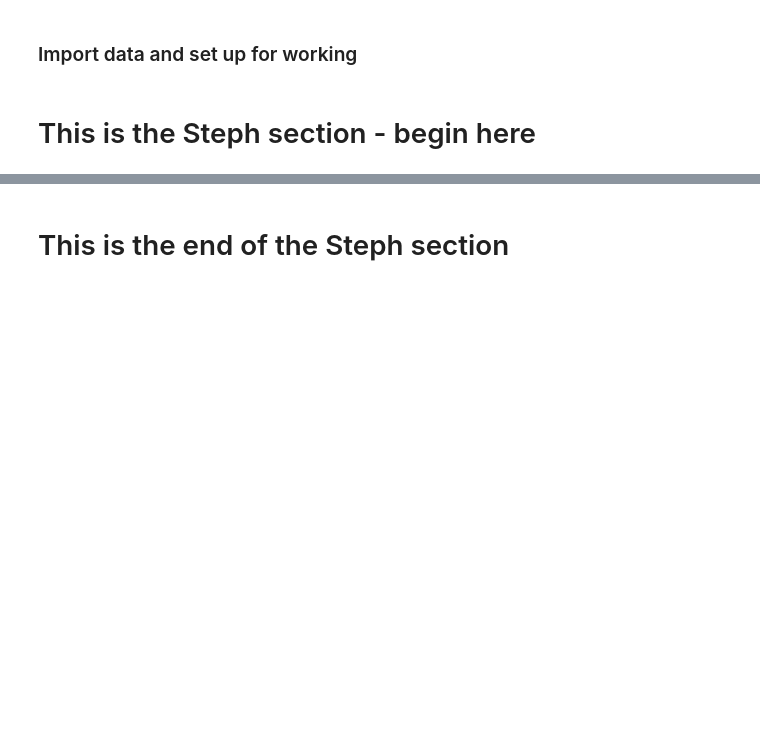
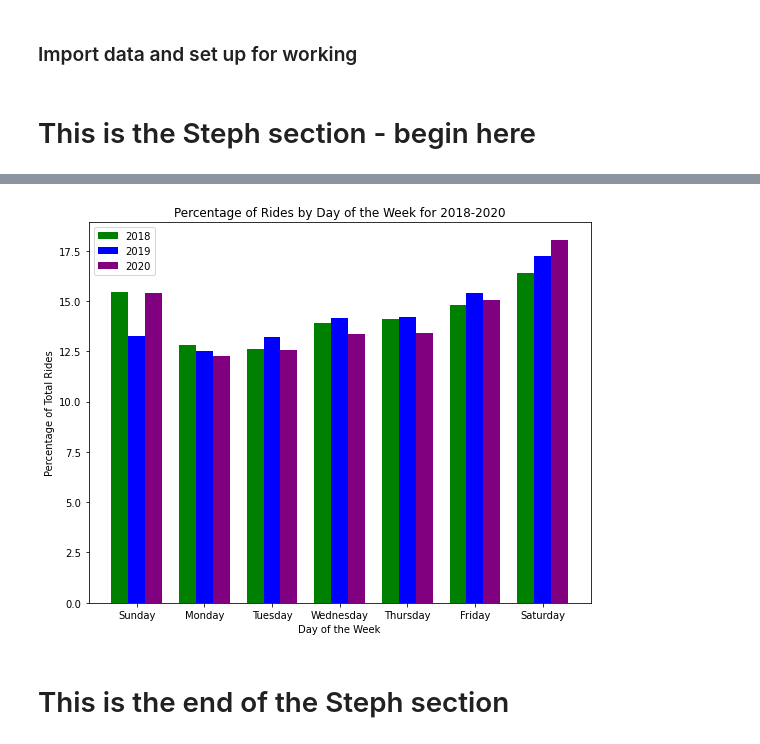
Before and after one commit to luchovzla/project-1, a Jupyter notebook: NiceRideCombined.ipynb, the cells around one changed output, grey strips where cells are left out. Saved outputs shown, nothing was run; the diff lists cells and outputs as text; code cells hidden in the pictures; blank space fills up the shorter version.

```diff
--- a/NiceRideCombined.ipynb
+++ b/NiceRideCombined.ipynb
@@ -480,3 +661,34 @@ print(Saturday)
+# %%
+# Plot days of the week comparison
+
+plt.figure(figsize=(9,7))
+width = 0.25  # the width of the bars
+
+# set height of bar
+bars1 = percent_18
+bars2 = percent_19
+bars3 = percent_20
+
+# Set position of bar on X axis
+r1 = np.arange(len(bars1))
+r2 = [x + width for x in r1]
+r3 = [x + width for x in r2]
+
+# Make the plot
+plt.bar(r1, bars1, color='green', width=width, label='2018')
+plt.bar(r2, bars2, color='blue', width=width, label='2019')
+plt.bar(r3, bars3, color='purple', width=width, label='2020')
+
+# Add xticks on the middle of the group bars
+plt.xlabel('Day of the Week')
+plt.xticks([r + width for r in range(len(bars1))], ['Sunday', 'Monday', 'Tuesday', 'Wednesday', 'Thursday', 'Friday', 'Saturday'])
+plt.ylabel ('Percentage of Total Rides')
+plt.title('Percentage of Rides by Day of the Week for 2018-2020')
+# Create legend & Show graphic
+plt.legend()
+plt.show()
+# %% [output]
+[figure, added]
 # %% [markdown]
 # This is the end of the Steph section
 # %% [markdown]
```
Also changed, not shown: parts of 34 cells of this notebook.
